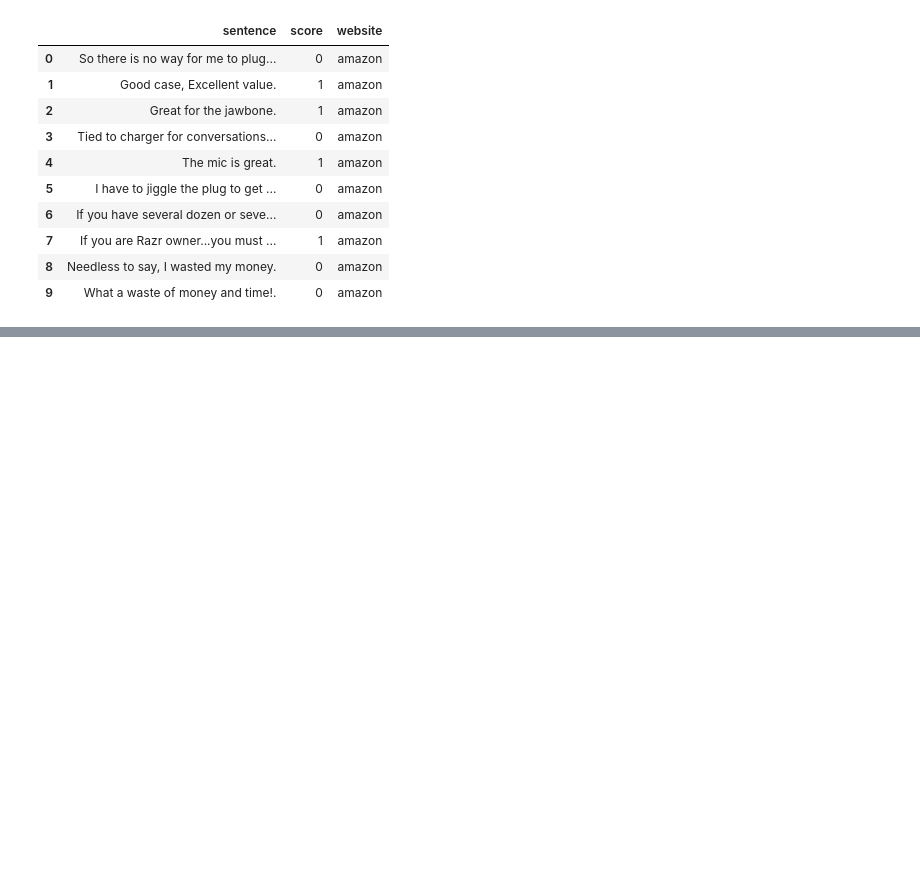
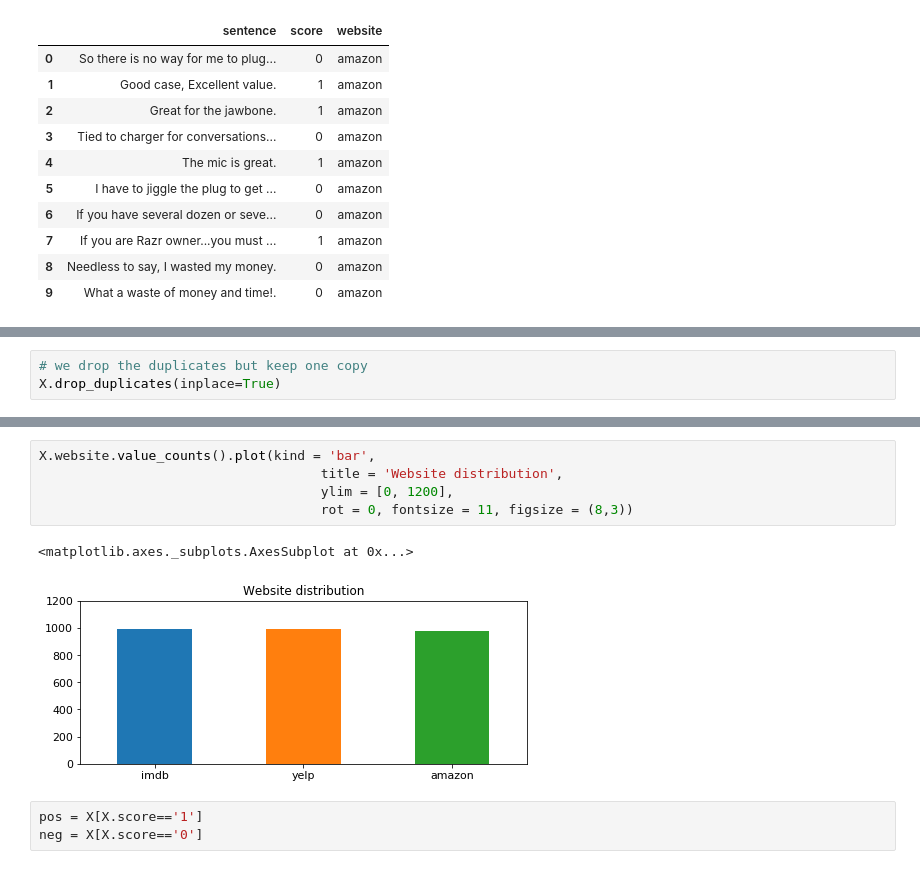
Before and after one commit to kevin810323/DM19-Lab1-Homework1, a Jupyter notebook: DM19-Lab1-Homework.ipynb, the cells around one changed output, grey strips where cells are left out. Drawn from its saved outputs; the diff is of its cells as text; blank space fills up the shorter version.

```diff
--- a/DM19-Lab1-Homework.ipynb
+++ b/DM19-Lab1-Homework.ipynb
@@ -75,0 +132,3 @@ X[:10]
+# %%
+# we drop the duplicates but keep one copy
+X.drop_duplicates(inplace=True)
@@ -75,0 +174,11 @@ X[:10]
+# %%
+X.website.value_counts().plot(kind = 'bar',
+                                    title = 'Website distribution',
+                                    ylim = [0, 1200],
+                                    rot = 0, fontsize = 11, figsize = (8,3))
+# %% [output]
+<matplotlib.axes._subplots.AxesSubplot at 0x...>
+[figure, added]
+# %%
+pos = X[X.score=='1']
+neg = X[X.score=='0']
```
Also changed, not shown: parts of 30 cells of this notebook.
